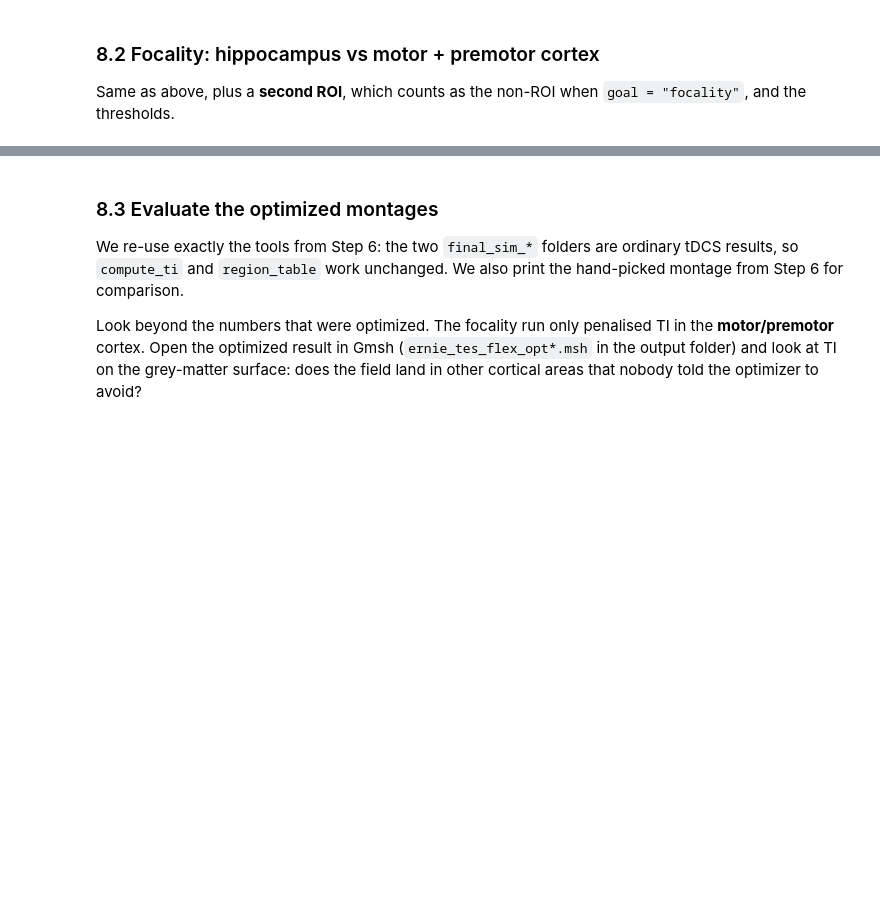
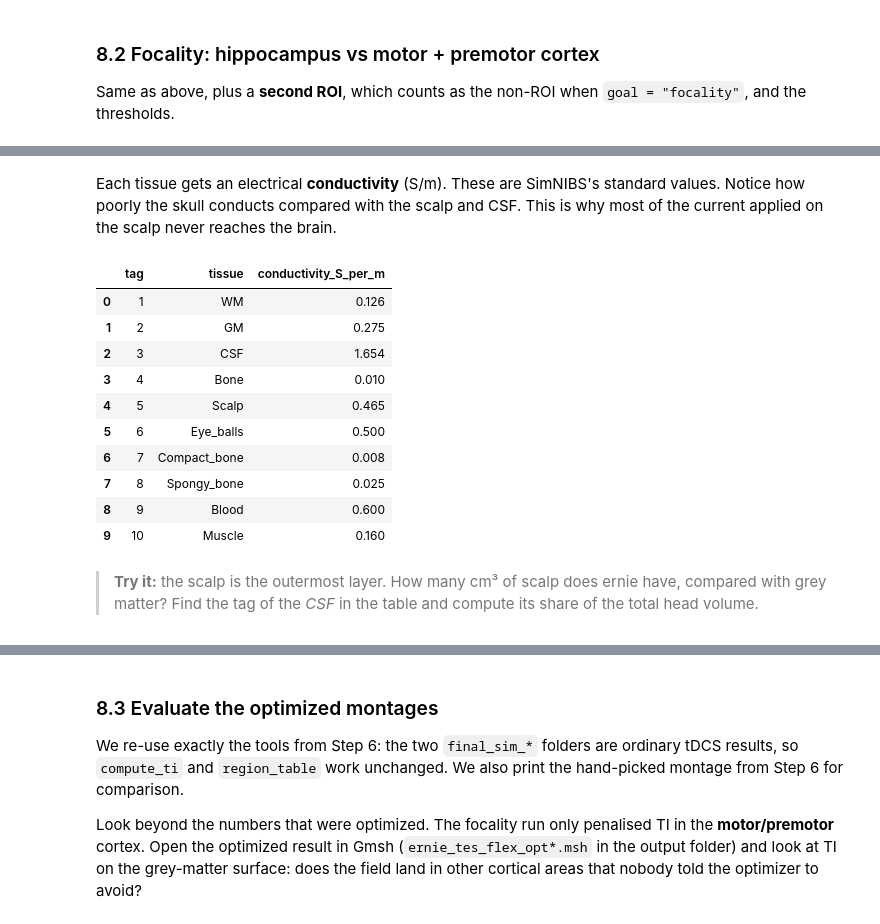
Before and after one commit to KarimAbiSaid/TI_onboarding, a Jupyter notebook: TI_simulations_onboarding.ipynb, the cells around one changed output, grey strips where cells are left out. Saved outputs shown, nothing was run; the diff lists cells and outputs as text; code cells hidden in the pictures; blank space fills up the shorter version.

```diff
--- a/TI_simulations_onboarding.ipynb
+++ b/TI_simulations_onboarding.ipynb
@@ -945,0 +1241,21 @@ else:
+# %% [markdown]
+Each tissue gets an electrical **conductivity** (S/m). These are SimNIBS's standard values. Notice how poorly the skull conducts compared with the scalp and CSF. This is why most of the current applied on the scalp never reaches the brain.
+# %%
+from simnibs.utils import cond_utils
+conds = cond_utils.standard_cond()
+pd.DataFrame([{"tag": i + 1, "tissue": c.name, "conductivity_S_per_m": c.value}
+              for i, c in enumerate(conds[:10])])
+# %% [output]
+|  | tag | tissue | conductivity_S_per_m |
+| 0 | 1 | WM | 0.126 |
+| 1 | 2 | GM | 0.275 |
+| 2 | 3 | CSF | 1.654 |
+| 3 | 4 | Bone | 0.010 |
+| 4 | 5 | Scalp | 0.465 |
+| 5 | 6 | Eye_balls | 0.500 |
+| 6 | 7 | Compact_bone | 0.008 |
+| 7 | 8 | Spongy_bone | 0.025 |
+| 8 | 9 | Blood | 0.600 |
+| 9 | 10 | Muscle | 0.160 |
+# %% [markdown]
+> **Try it:** the scalp is the outermost layer. How many cm³ of scalp does ernie have, compared with grey matter? Find the tag of the *CSF* in the table and compute its share of the total head volume.
```
Also changed, not shown: parts of 70 cells of this notebook.
